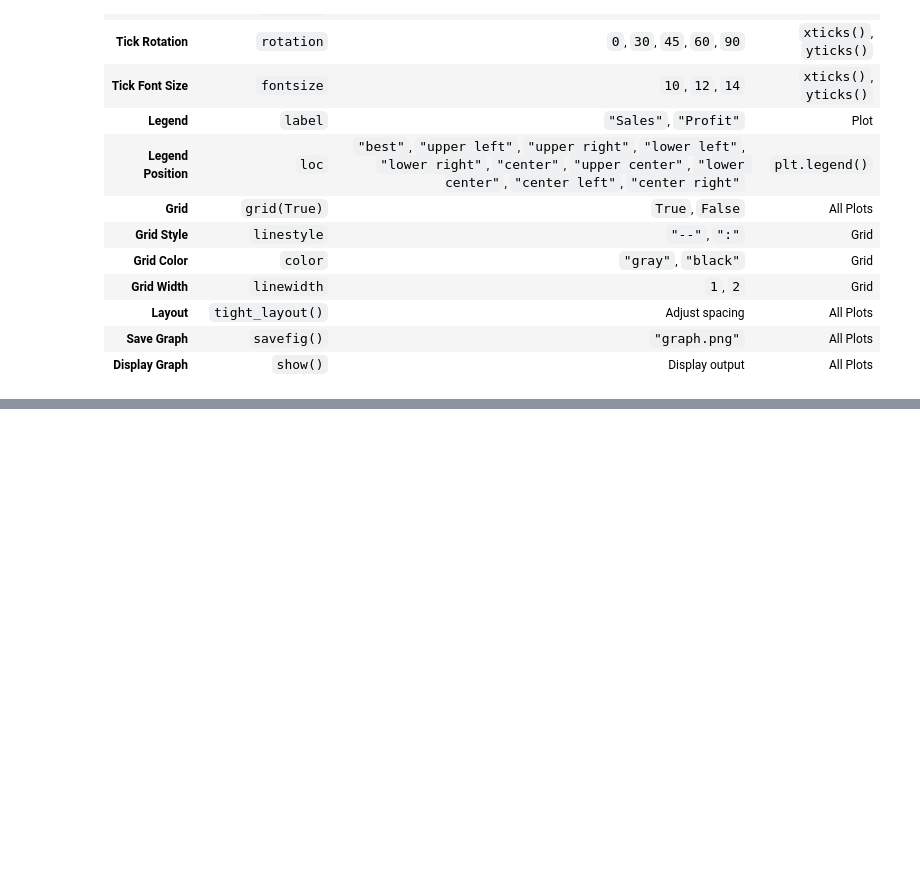
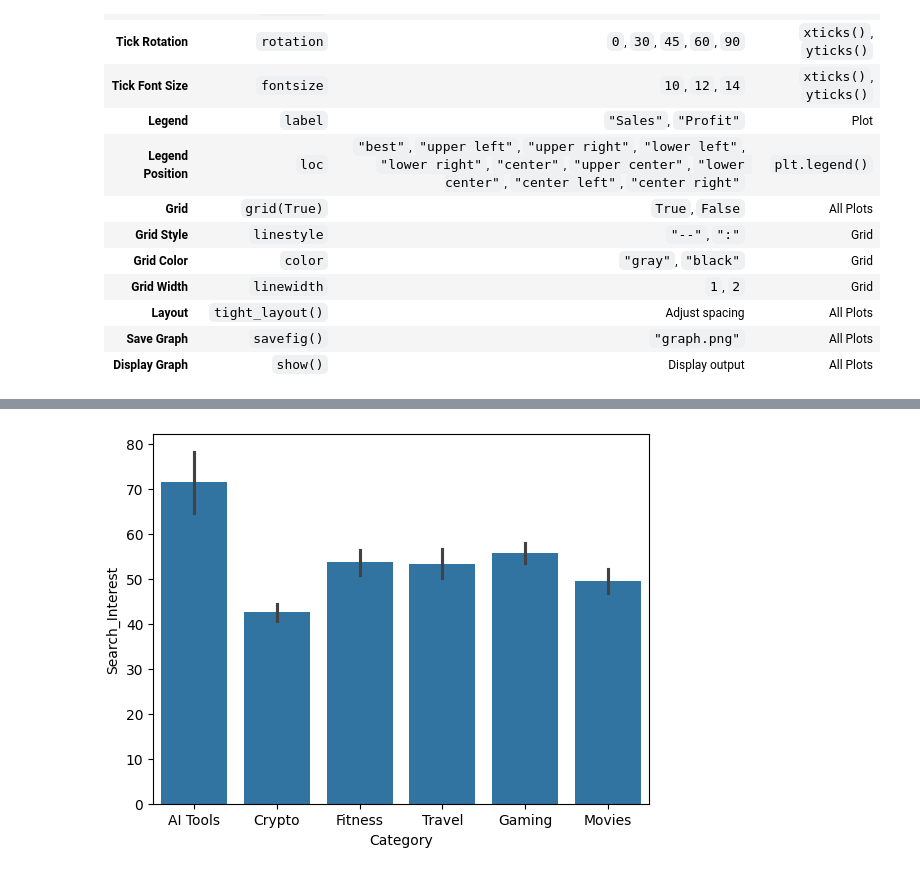
Before and after one commit to sayalivadya1654-cell/Data__Science, a Jupyter notebook: 2_Advance_Python.ipynb, the cells around one changed output, grey strips where cells are left out. Saved outputs shown, nothing was run; the diff lists cells and outputs as text; code cells hidden in the pictures; blank space fills up the shorter version.

```diff
--- a/2_Advance_Python.ipynb
+++ b/2_Advance_Python.ipynb
@@ -2606,0 +2644,4 @@ plt.show()
+# %%
+import pandas as pd
+df = pd.read_csv("google_trends_2026.csv")
+print(df.head)
@@ -2606,0 +2667,5 @@ plt.show()
+# %%
+sns.barplot(data=df, x="Category", y="Search_Interest")
+plt.show()
+# %% [output]
+[figure, added]
```
Also changed, not shown: parts of 17 cells of this notebook.
